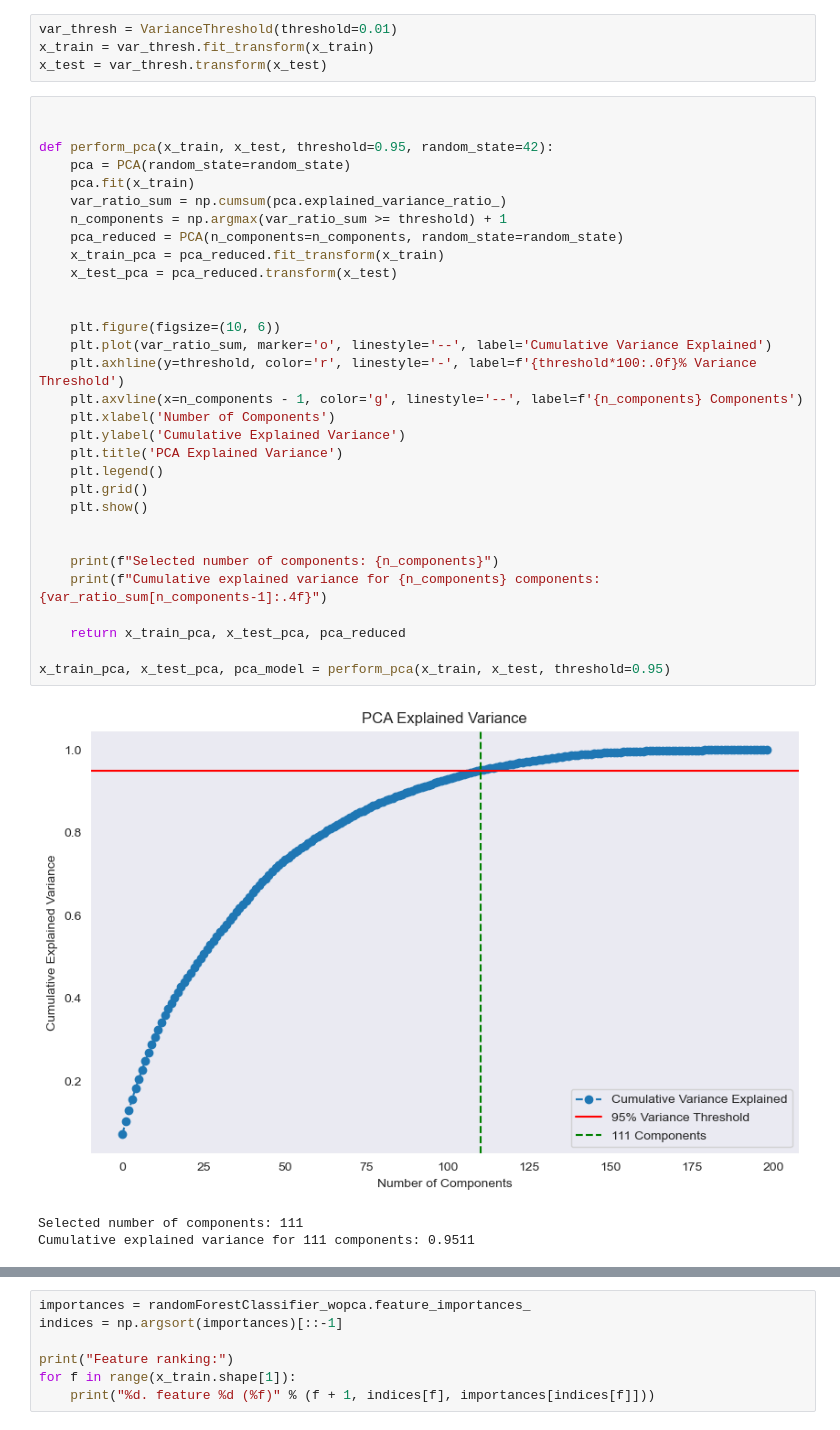
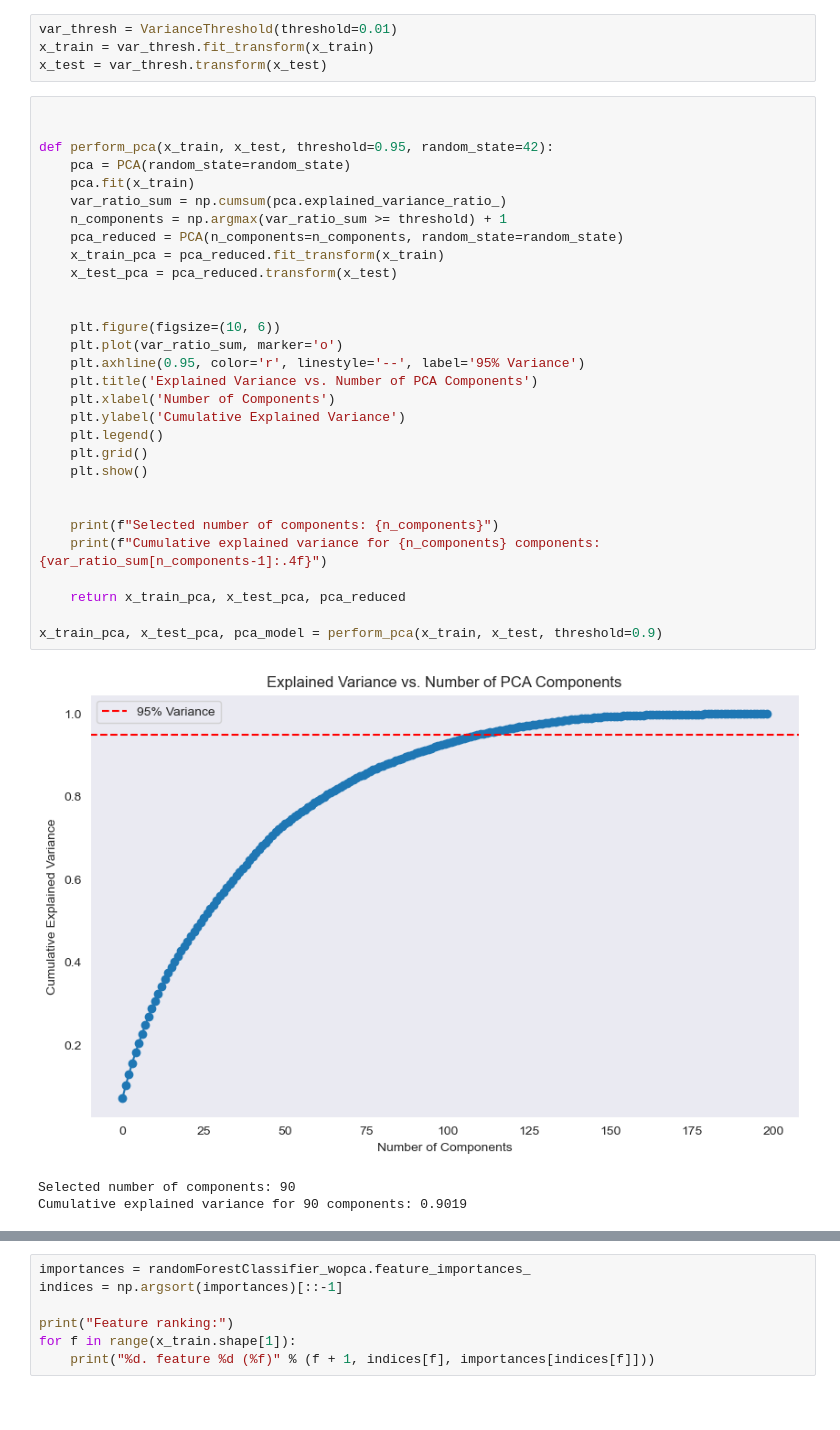
Before and after one commit to PatrickTongg/MLProject, a Jupyter notebook: Train/train_supervise.ipynb, the cells around one changed output, grey strips where cells are left out. Drawn from its saved outputs; the diff is of its cells as text.

Commit message:
Update Training Data

```diff
--- a/Train/train_supervise.ipynb
+++ b/Train/train_supervise.ipynb
@@ -137,38 +122,37 @@ x_test = var_thresh.transform(x_test)
 # %%
 
 
 def perform_pca(x_train, x_test, threshold=0.95, random_state=42):
     pca = PCA(random_state=random_state)
     pca.fit(x_train)
     var_ratio_sum = np.cumsum(pca.explained_variance_ratio_)
     n_components = np.argmax(var_ratio_sum >= threshold) + 1
     pca_reduced = PCA(n_components=n_components, random_state=random_state)
     x_train_pca = pca_reduced.fit_transform(x_train)
     x_test_pca = pca_reduced.transform(x_test)
 
 
     plt.figure(figsize=(10, 6))
-    plt.plot(var_ratio_sum, marker='o', linestyle='--', label='Cumulative Variance Explained')
-    plt.axhline(y=threshold, color='r', linestyle='-', label=f'{threshold*100:.0f}% Variance Threshold')
-    plt.axvline(x=n_components - 1, color='g', linestyle='--', label=f'{n_components} Components')
+    plt.plot(var_ratio_sum, marker='o')
+    plt.axhline(0.95, color='r', linestyle='--', label='95% Variance')
+    plt.title('Explained Variance vs. Number of PCA Components')
     plt.xlabel('Number of Components')
     plt.ylabel('Cumulative Explained Variance')
-    plt.title('PCA Explained Variance')
     plt.legend()
     plt.grid()
     plt.show()
 
 
     print(f"Selected number of components: {n_components}")
     print(f"Cumulative explained variance for {n_components} components: {var_ratio_sum[n_components-1]:.4f}")
 
     return x_train_pca, x_test_pca, pca_reduced
 
-x_train_pca, x_test_pca, pca_model = perform_pca(x_train, x_test, threshold=0.95)
+x_train_pca, x_test_pca, pca_model = perform_pca(x_train, x_test, threshold=0.9)
 # %% [output]
-[figure, old version]
+[figure, new version]
-Selected number of components: 111
-Cumulative explained variance for 111 components: 0.9511
+Selected number of components: 90
+Cumulative explained variance for 90 components: 0.9019
 # %%
 x_train_pca.shape
 # %% [output]
```
Also changed, not shown: parts of 9 cells of this notebook.
